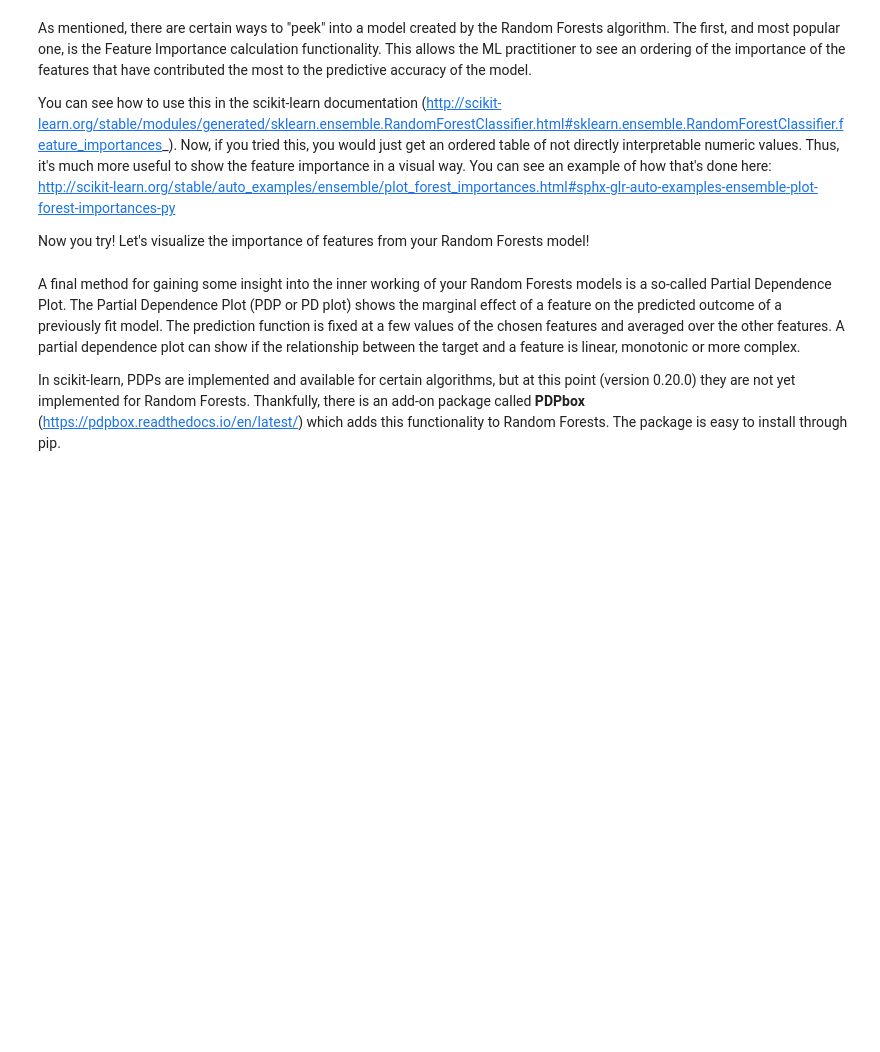
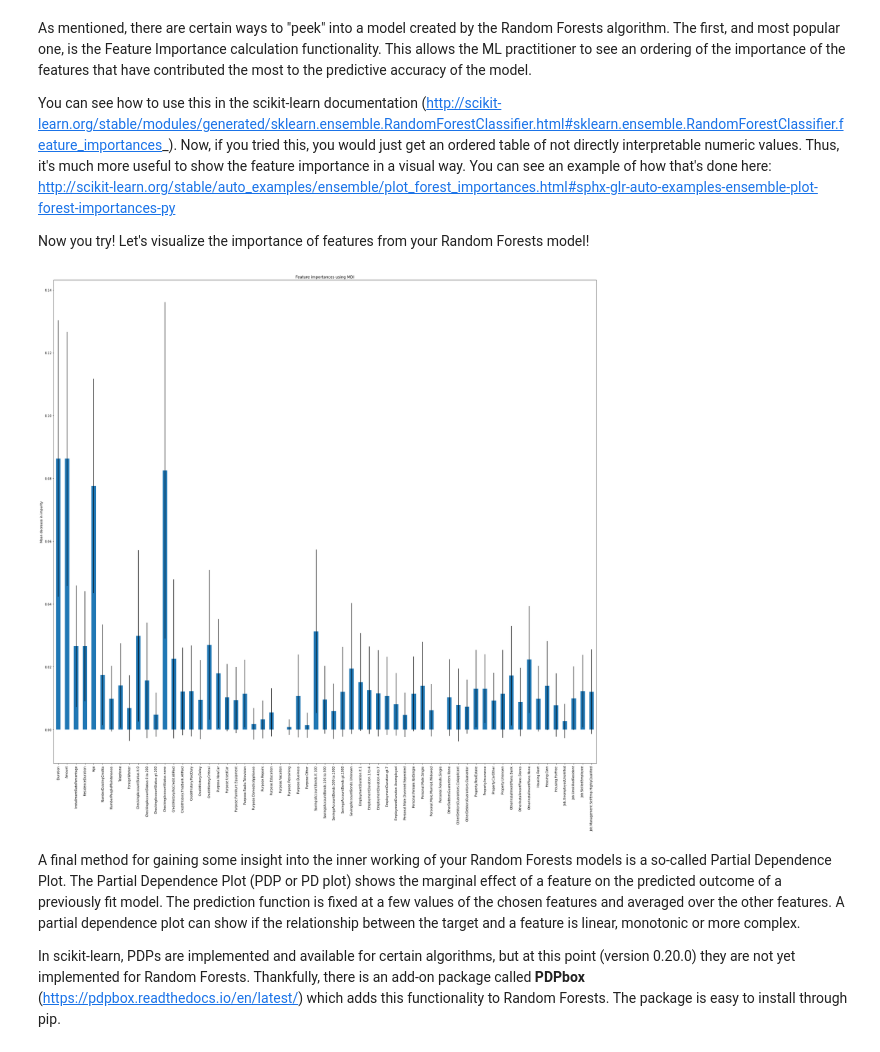
Before and after one commit to fanglidayan/machine_learning_projects, a Jupyter notebook: mec-13.5.1-tree-based-algorithms-mini-project/Mini_Project_Tree-Based_Algorithms.ipynb, the cells around one changed output. Drawn from its saved outputs; the diff is of its cells as text; code cells hidden in the pictures; blank space fills up the shorter version.

```diff
--- a/mec-13.5.1-tree-based-algorithms-mini-project/Mini_Project_Tree-Based_Algorithms.ipynb
+++ b/mec-13.5.1-tree-based-algorithms-mini-project/Mini_Project_Tree-Based_Algorithms.ipynb
@@ -179,0 +193,8 @@ from sklearn.ensemble import RandomForestClassifier
+# %%
+# Your code here! :)
+search_dict = {'n_estimators':[50,100,150], 'criterion':['gini','entropy'], 'max_depth':[1,3,5,7,9]}
+clf = RandomForestClassifier()
+cv = GridSearchCV(clf, param_grid=search_dict, cv=5, scoring='roc_auc')
+cv.fit(X_train, y_train)
+print(cv.best_estimator_)
+print(cv.best_score_)
@@ -188,3 +259,16 @@ Now you try! Let's visualize the importance of features from your Random Forests
+# %%
+importances = cv.best_estimator_.feature_importances_
+# std of feature importances across all the trees in the forest
+std = np.std([tree.feature_importances_ for tree in cv.best_estimator_.estimators_], axis=0)
+forest_importances_series = pd.Series(importances, index = list(df.columns))
+
+fig, ax = plt.subplots(figsize=(25, 25))
+forest_importances_series.plot.bar(yerr=std, ax=ax)
+ax.set_title("Feature importances using MDI")
+ax.set_ylabel("Mean decrease in impurity")
+fig.tight_layout()
+# %% [output]
+[figure, added]
 # %% [markdown]
 A final method for gaining some insight into the inner working of your Random Forests models is a so-called Partial Dependence Plot. The Partial Dependence Plot (PDP or PD plot) shows the marginal effect of a feature on the predicted outcome of a previously fit model. The prediction function is fixed at a few values of the chosen features and averaged over the other features. A partial dependence plot can show if the relationship between the target and a feature is linear, monotonic or more complex.
 
```
Also changed, not shown: parts of 47 cells of this notebook, 6 other files.
